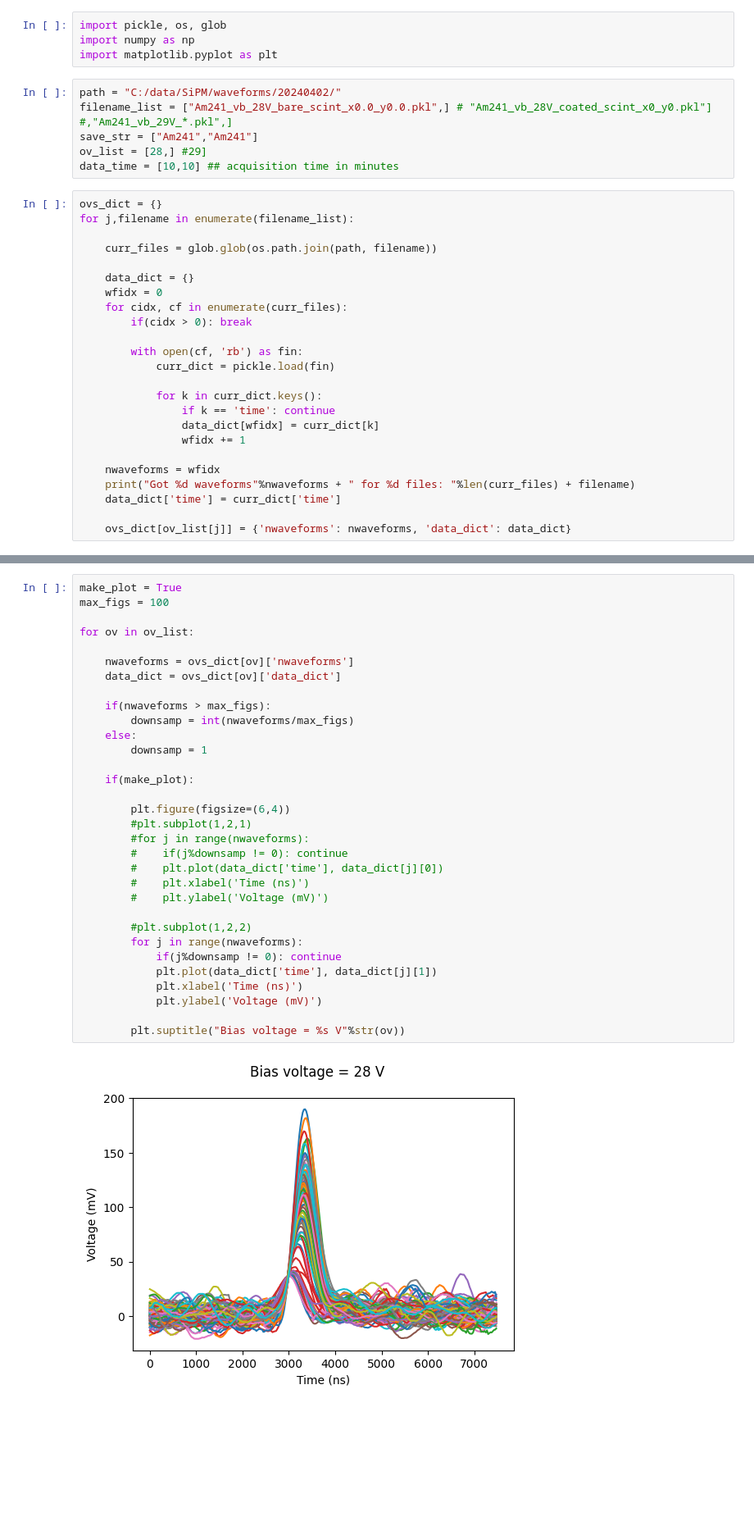
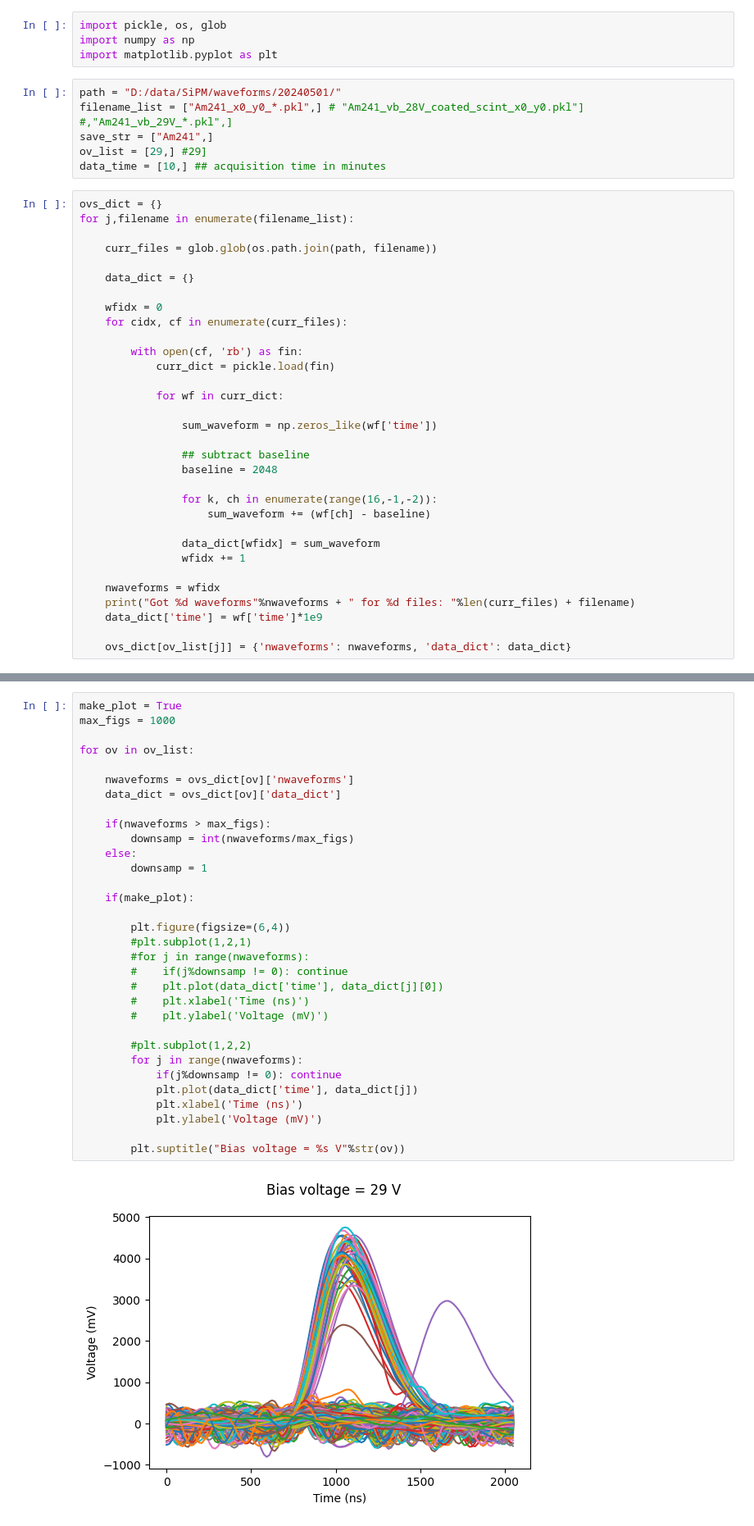
Before and after one commit to Moore-Lab/nanospheres, a Jupyter notebook: SiPMs/analyze_Am241_source_data.ipynb, the cells around one changed output, grey strips where cells are left out. Shown at 82% size. Cells and saved outputs as stored; diff of their text form; blank space fills up the shorter version.

```diff
--- a/SiPMs/analyze_Am241_source_data.ipynb
+++ b/SiPMs/analyze_Am241_source_data.ipynb
@@ -3,11 +3,11 @@ import pickle, os, glob
 import numpy as np
 import matplotlib.pyplot as plt
 # %%
-path = "C:/data/SiPM/waveforms/20240402/"
-filename_list = ["Am241_vb_28V_bare_scint_x0.0_y0.0.pkl",] # "Am241_vb_28V_coated_scint_x0_y0.pkl"] #,"Am241_vb_29V_*.pkl",]
-save_str = ["Am241","Am241"]
-ov_list = [28,] #29]
-data_time = [10,10] ## acquisition time in minutes
+path = "D:/data/SiPM/waveforms/20240501/"
+filename_list = ["Am241_x0_y0_*.pkl",] # "Am241_vb_28V_coated_scint_x0_y0.pkl"] #,"Am241_vb_29V_*.pkl",]
+save_str = ["Am241",]
+ov_list = [29,] #29]
+data_time = [10,] ## acquisition time in minutes
 # %%
 ovs_dict = {}
 for j,filename in enumerate(filename_list):
@@ -15,21 +15,29 @@ for j,filename in enumerate(filename_list):
     curr_files = glob.glob(os.path.join(path, filename))
 
     data_dict = {}
+
     wfidx = 0
     for cidx, cf in enumerate(curr_files):
-        if(cidx > 0): break
 
         with open(cf, 'rb') as fin:
             curr_dict = pickle.load(fin)
 
-            for k in curr_dict.keys():
-                if k == 'time': continue
-                data_dict[wfidx] = curr_dict[k]
+            for wf in curr_dict:
+
+                sum_waveform = np.zeros_like(wf['time'])
+
+                ## subtract baseline
+                baseline = 2048
+
+                for k, ch in enumerate(range(16,-1,-2)):
+                    sum_waveform += (wf[ch] - baseline)
+
+                data_dict[wfidx] = sum_waveform
                 wfidx += 1
 
     nwaveforms = wfidx
     print("Got %d waveforms"%nwaveforms + " for %d files: "%len(curr_files) + filename)
-    data_dict['time'] = curr_dict['time']
+    data_dict['time'] = wf['time']*1e9
 
     ovs_dict[ov_list[j]] = {'nwaveforms': nwaveforms, 'data_dict': data_dict}
 # %% [output]
@@ -37,37 +45,37 @@ Got 10000 waveforms for 1 files: Am241_vb_28V_bare_scint_x0.0_y0.0.pkl
 # %%
 make_plot = True
-max_figs = 100
+max_figs = 1000
 
 for ov in ov_list:
 
     nwaveforms = ovs_dict[ov]['nwaveforms']
     data_dict = ovs_dict[ov]['data_dict']
 
     if(nwaveforms > max_figs):
         downsamp = int(nwaveforms/max_figs)
     else:
         downsamp = 1
 
     if(make_plot):
 
         plt.figure(figsize=(6,4))
         #plt.subplot(1,2,1)
         #for j in range(nwaveforms):
         #    if(j%downsamp != 0): continue
         #    plt.plot(data_dict['time'], data_dict[j][0])
         #    plt.xlabel('Time (ns)')
         #    plt.ylabel('Voltage (mV)')
 
         #plt.subplot(1,2,2)
         for j in range(nwaveforms):
             if(j%downsamp != 0): continue
-            plt.plot(data_dict['time'], data_dict[j][1])
+            plt.plot(data_dict['time'], data_dict[j])
             plt.xlabel('Time (ns)')
             plt.ylabel('Voltage (mV)')
 
         plt.suptitle("Bias voltage = %s V"%str(ov))
 # %% [output]
-[figure, old version]
+[figure, new version]
 # %%
 template_dict = {}
 
```
Also changed, not shown: parts of 3 cells of this notebook, 1 other file.
